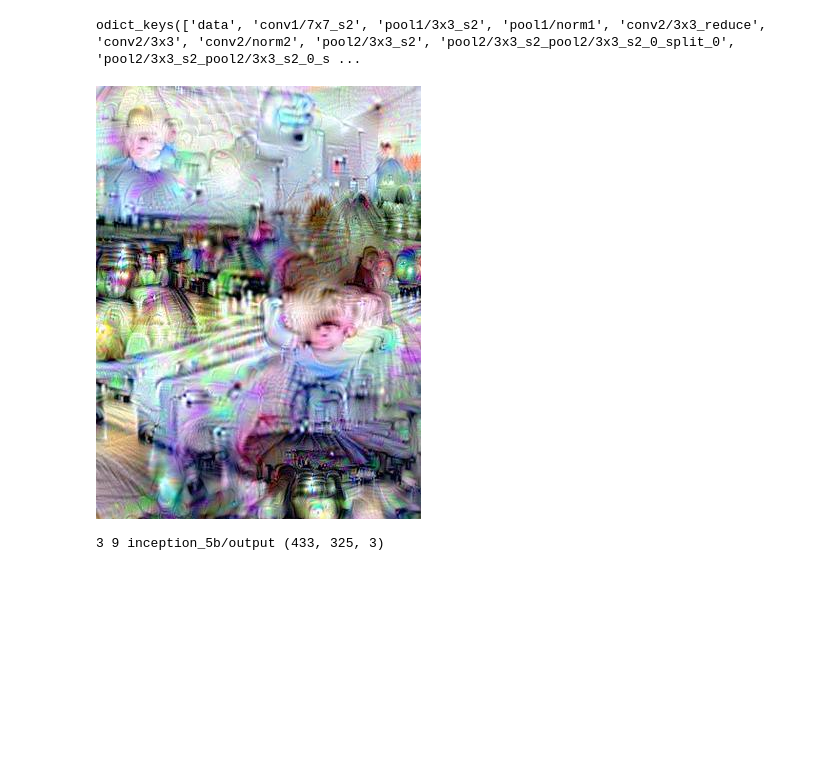
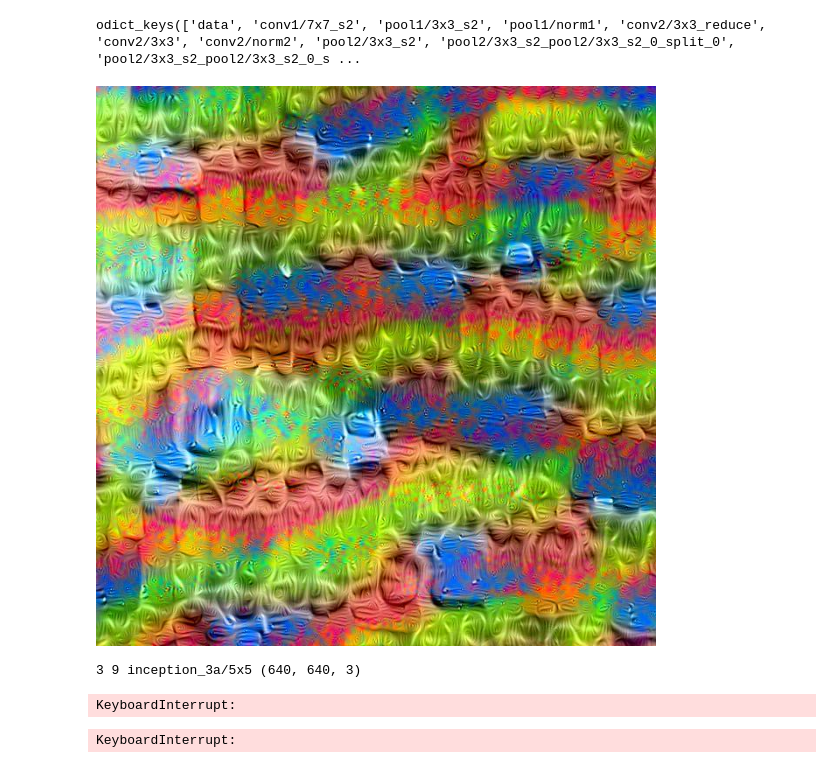
Before and after one commit to kgoldstein21/Dream-Time-Machine, a Jupyter notebook: deepdreamJupyter.ipynb, the cells around one changed output. Cells and saved outputs as stored; diff of their text form; code cells hidden in the pictures; blank space fills up the shorter version.

Commit message:
Save Dreams running thru Atom, add saved Dreams made so far

```diff
--- a/deepdreamJupyter.ipynb
+++ b/deepdreamJupyter.ipynb
@@ -107,6 +107,6 @@ def deepdream(net, base_img, iter_n=10, octave_n=4, octave_scale=1.4,
     return deprocess(net, src.data[0])
 
 ## IMPORT PICTURE
-img = np.float32(PIL.Image.open('snow.jpg'))
+img = np.float32(PIL.Image.open('slowrush.jpeg'))
 showarray(img)
 # %% [output]
@@ -128,12 +128,12 @@ frame = img
 frame_i = 0
 # %%
 h, w = frame.shape[:2]
-s = 0.05 # scale coefficient
+s = 0.02 # scale coefficient
 for i in range(18):
-    frame = deepdream(net, frame, end='inception_5b/output')
+    frame = deepdream(net, frame, end='inception_3a/5x5')
     PIL.Image.fromarray(np.uint8(frame)).save("frames/%04d.jpg"%frame_i)
     frame = nd.affine_transform(frame, [1-s,1-s,1], [h*s/2,w*s/2,0], order=1)
     frame_i += 1
 # %% [output]
-[figure, old version]
+[figure, new version]
-3 9 inception_5b/output (433, 325, 3)
+3 9 inception_3a/5x5 (640, 640, 3)
@@ -139,0 +143,22 @@ for i in range(18):
+# %%
+h, w = frame.shape[:2]
+s = 0.01 # scale coefficient
+for item in keys[::30]:
+    for i in range(10):
+        frame = deepdream(net, frame, end=item)
+        PIL.Image.fromarray(np.uint8(frame)).save("frames/%04d.jpg"%frame_i)
+        frame = nd.affine_transform(frame, [1-s,1-s,1], [h*s/2,w*s/2,0], order=1)
+        frame_i += 1
+# %% [output]
+KeyboardInterrupt:
+# %%
+h, w = frame.shape[:2]
+s = 0.01 # scale coefficient
+for item in detailedkeys[::3]:
+    for i in range(10):
+        frame = deepdream(net, frame, end=item)
+        PIL.Image.fromarray(np.uint8(frame)).save("frames/%04d.jpg"%frame_i)
+        frame = nd.affine_transform(frame, [1-s,1-s,1], [h*s/2,w*s/2,0], order=1)
+        frame_i += 1
+# %% [output]
+KeyboardInterrupt:
```
Also changed, not shown: parts of 4 cells of this notebook, 11 other files.
